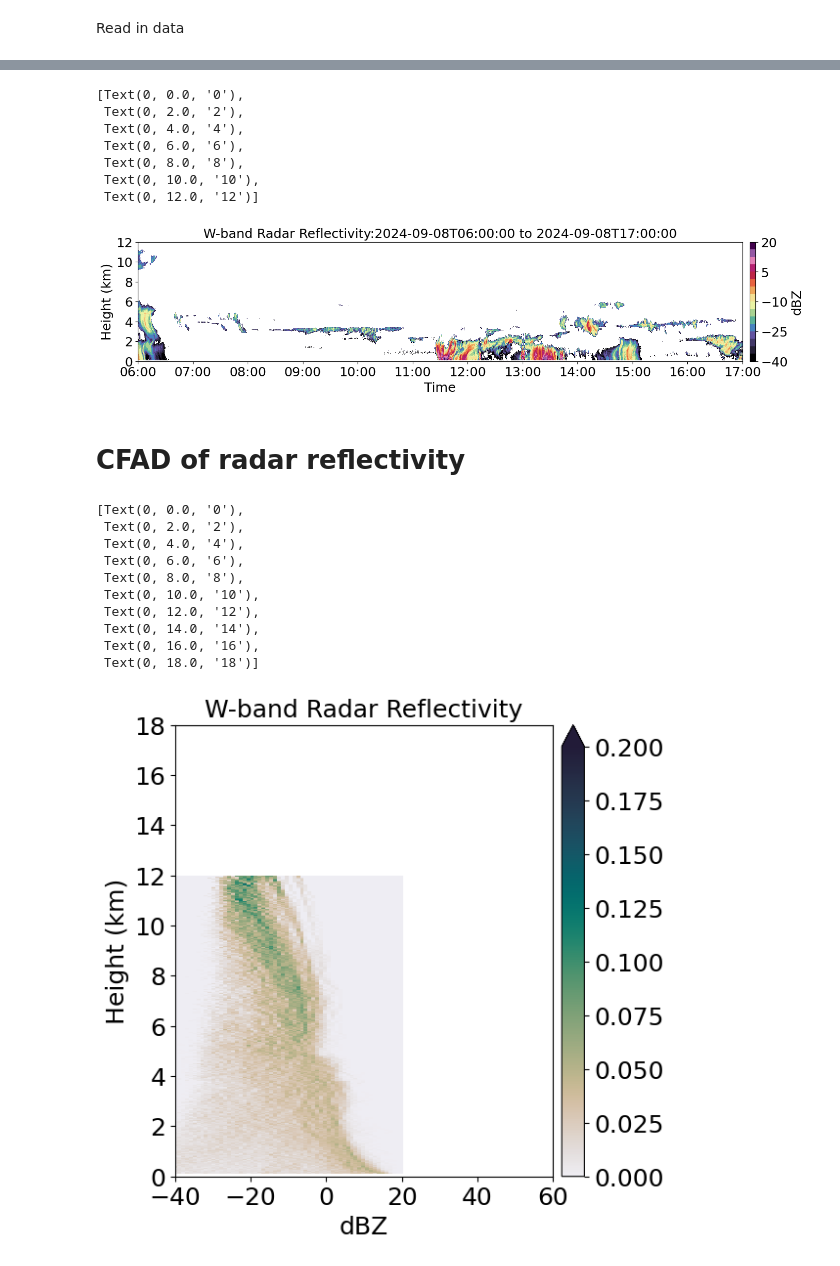
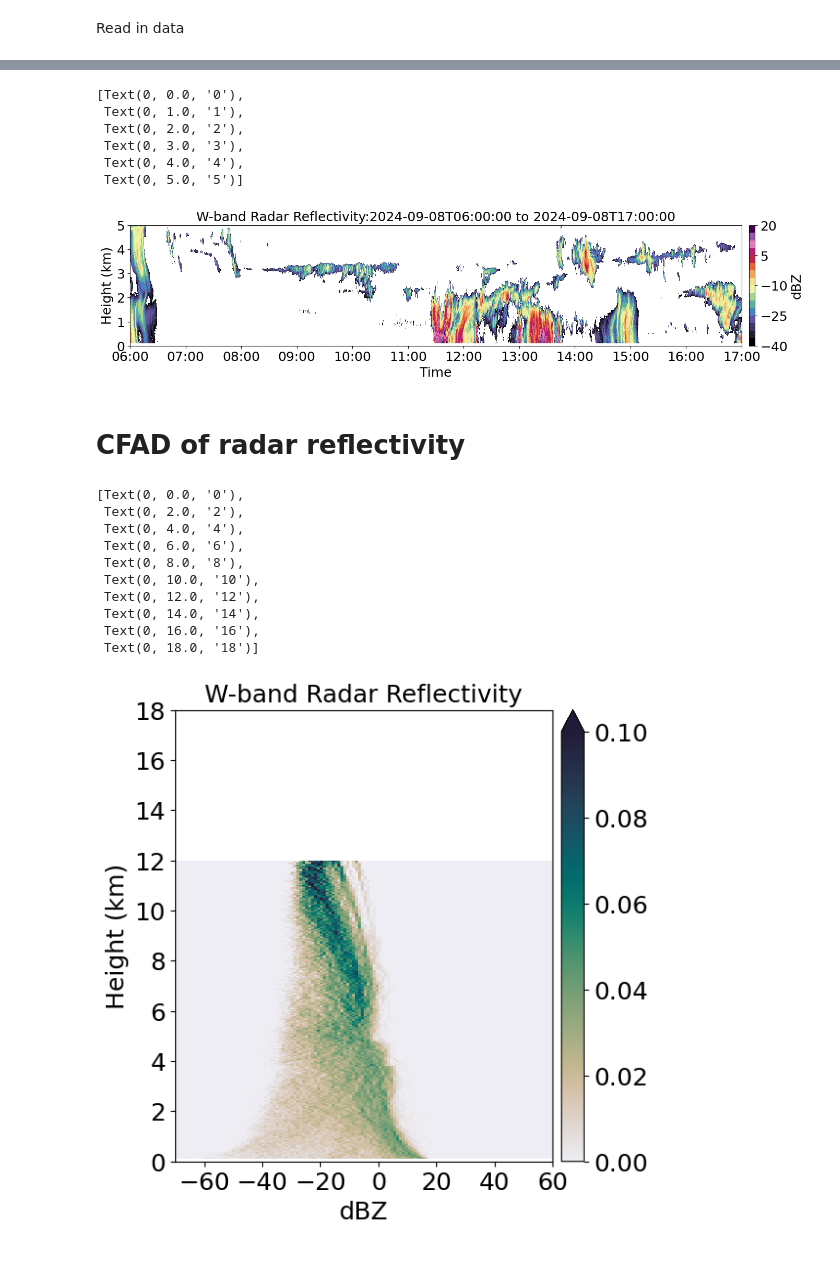
Before and after one commit to allison-wing/PICCOLO, a Jupyter notebook: plot_wband_timeseries_reflectivity.ipynb, the cells around one changed output, grey strips where cells are left out. Saved outputs shown, nothing was run; the diff lists cells and outputs as text; code cells hidden in the pictures.

Commit message:
plot tweaks

```diff
--- a/plot_wband_timeseries_reflectivity.ipynb
+++ b/plot_wband_timeseries_reflectivity.ipynb
@@ -186,9 +189,9 @@ fig,ax = plt.subplots(figsize=(18,3))
 
 #height = wband_subset.range_interp.values + wband_subset.altitude.values[0] #height above sea-level = height of instrument + range from antenna
 height = wband_subset.range_interp.values + 16
-plt.pcolormesh(wband_subset.time.values,height/1000,wband_subset.Ze_interpolated.transpose('range_interp','time').values, cmap=discrete_cmap,vmin=-40,vmax=20,shading='nearest')
+plt.pcolormesh(wband_subset.time.values,height/1000,wband_subset.Ze_interpolated.transpose('range_interp','time').values, cmap=discrete_mask_cmap,vmin=-40,vmax=20,shading='nearest')
 ax.set_xlim(pd.to_datetime(time1), pd.to_datetime(time2))
-ax.set_ylim(0,12)
+ax.set_ylim(0,5)
 
 cbar=plt.colorbar(location='right',orientation='vertical', pad=0.01)
 cbar.ax.tick_params(labelsize=18)
@@ -204,13 +207,12 @@ ax.set_xticklabels(ax.get_xticklabels(), fontsize=18)
 ax.set_yticklabels(ax.get_yticklabels(), fontsize=18)
 # %% [output]
 [Text(0, 0.0, '0'),
+ Text(0, 1.0, '1'),
  Text(0, 2.0, '2'),
+ Text(0, 3.0, '3'),
  Text(0, 4.0, '4'),
- Text(0, 6.0, '6'),
- Text(0, 8.0, '8'),
- Text(0, 10.0, '10'),
- Text(0, 12.0, '12')]
+ Text(0, 5.0, '5')]
-[figure, old version]
+[figure, new version]
 # %% [markdown]
 # CFAD of radar reflectivity
 # %%
@@ -225,38 +227,38 @@ def compute_cfad(invar, bins):
 # %%
 # Compute CFAD
 
-nbin = 60
-fmin = -40
-fmax = 21
+nbin = 130
+fmin = -70
+fmax = 61
 bins = np.linspace(fmin,fmax,nbin+1)
 
 cfad_density, bin_edges = compute_cfad(wband_10min.Ze_interpolated.values, bins)
 # %%
 # Plot CFAD
 
 fig,ax = plt.subplots(figsize=(6,6))
 
-cfad = ax.pcolormesh(bins[:-1],height/1000,cfad_density.transpose(),cmap=cmocean.cm.rain,norm=colors.Normalize(vmin=0,vmax=0.2),shading='nearest')
+cfad = ax.pcolormesh(bins[:-1],height/1000,cfad_density.transpose(),cmap=cmocean.cm.rain,norm=colors.Normalize(vmin=0,vmax=0.1),shading='nearest')
 
 cbar=plt.colorbar(cfad,location='right',orientation='vertical', extend='max', pad=0.02)
 cbar.ax.tick_params(labelsize=18)
 
-ax.set_xlim(-40,60)
+ax.set_xlim(-70,60)
 ax.set_ylim(0,18)
 ax.set_title('W-band Radar Reflectivity',fontsize=18)
 ax.set_ylabel('Height (km)', fontsize=18)
 ax.set_xlabel('dBZ',fontsize=18)
 ax.set_xticklabels(ax.get_xticklabels(), fontsize=18)
 ax.set_yticklabels(ax.get_yticklabels(), fontsize=18)
 # %% [output]
 [Text(0, 0.0, '0'),
  Text(0, 2.0, '2'),
  Text(0, 4.0, '4'),
  Text(0, 6.0, '6'),
  Text(0, 8.0, '8'),
  Text(0, 10.0, '10'),
  Text(0, 12.0, '12'),
  Text(0, 14.0, '14'),
  Text(0, 16.0, '16'),
  Text(0, 18.0, '18')]
-[figure, old version]
+[figure, new version]
```
Also changed, not shown: parts of 3 cells of this notebook.
